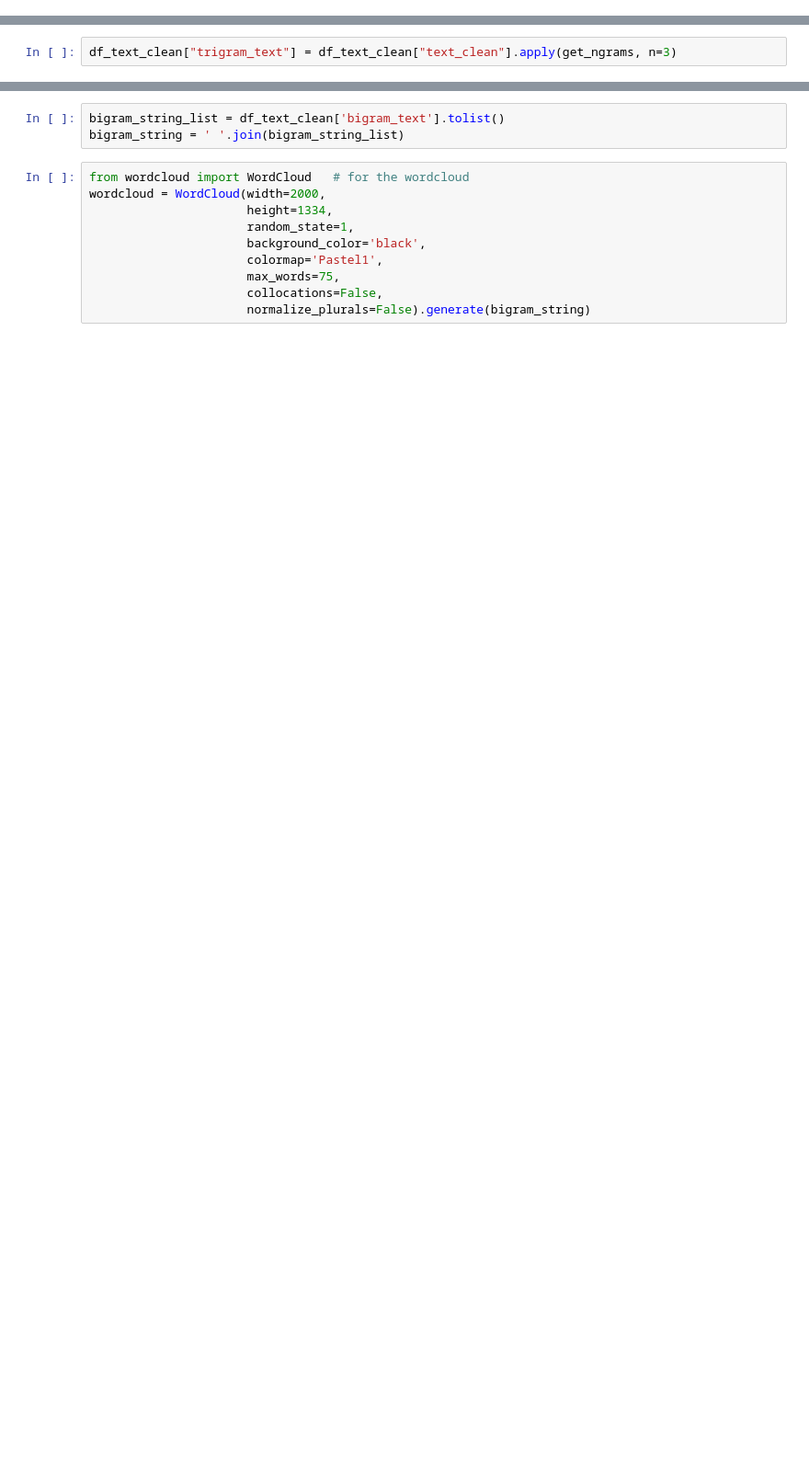
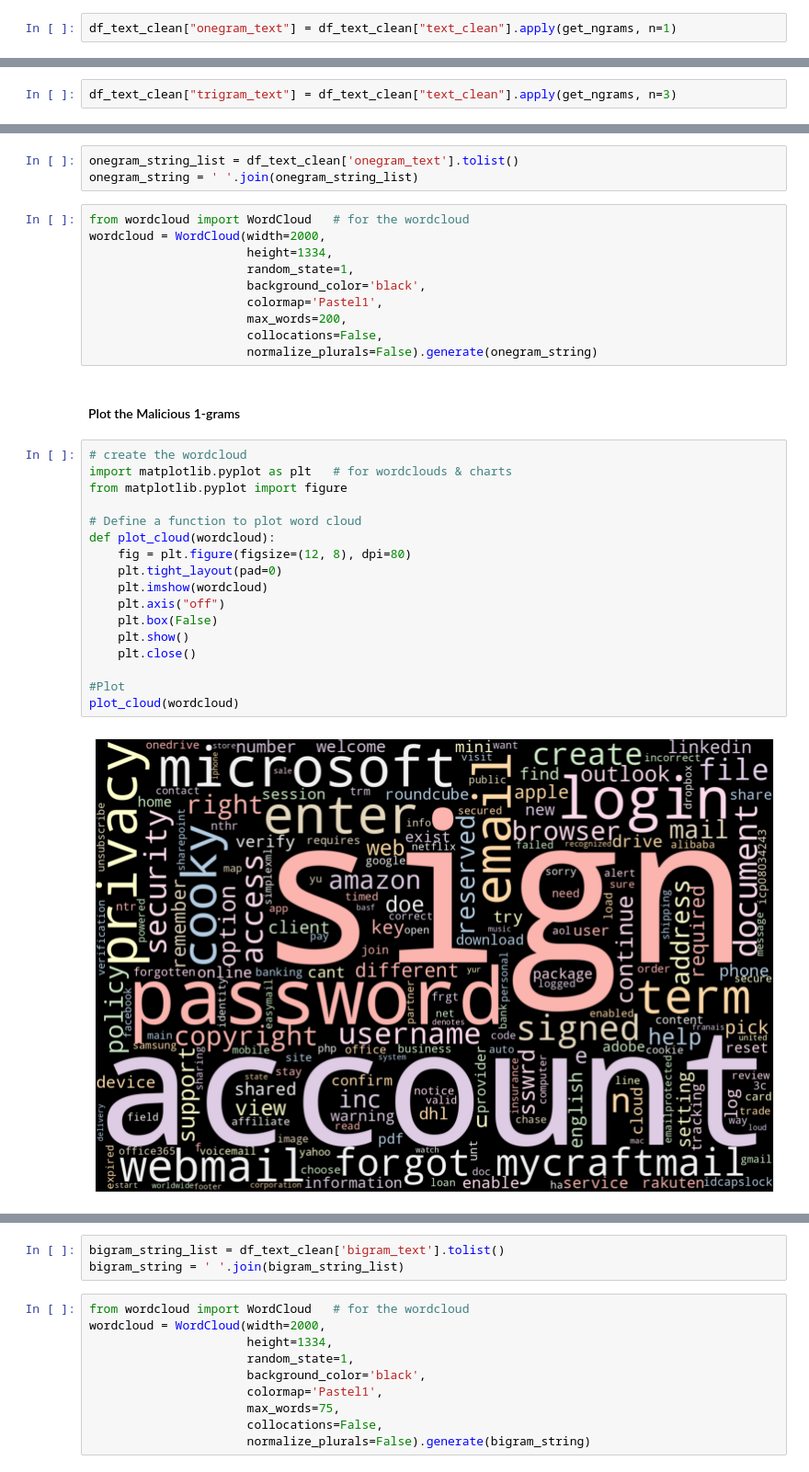
Before and after one commit to DeepCodeSec/ml1000-p3, a Jupyter notebook: notebooks/group_1_project.ipynb, the cells around one changed output, grey strips where cells are left out. Shown at 92% size. Drawn from its saved outputs; the diff is of its cells as text; blank space fills up the shorter version.

Commit message:
Added more details in EDA, WordClouds for Benign grams and a possible explanation why we used the Bag-of-Words model to create features.

```diff
--- a/notebooks/group_1_project.ipynb
+++ b/notebooks/group_1_project.ipynb
@@ -969 +1036,3 @@ def get_ngrams(text, n=2):
+# %%
+df_text_clean["onegram_text"] = df_text_clean["text_clean"].apply(get_ngrams, n=1)
 # %% [markdown]
@@ -977 +1140,35 @@ df_text_clean["trigram_text"] = df_text_clean["text_clean"].apply(get_ngrams, n=
+# %%
+onegram_string_list = df_text_clean['onegram_text'].tolist()
+onegram_string = ' '.join(onegram_string_list)
+# %%
+from wordcloud import WordCloud   # for the wordcloud
+wordcloud = WordCloud(width=2000,
+                      height=1334,
+                      random_state=1,
+                      background_color='black',
+                      colormap='Pastel1',
+                      max_words=200,
+                      collocations=False,
+                      normalize_plurals=False).generate(onegram_string)
+# %% [markdown]
+#### Plot the Malicious 1-grams
+# %%
+# create the wordcloud
+import matplotlib.pyplot as plt   # for wordclouds & charts
+from matplotlib.pyplot import figure
+
+# Define a function to plot word cloud
+def plot_cloud(wordcloud):
+    fig = plt.figure(figsize=(12, 8), dpi=80)
+    plt.tight_layout(pad=0)
+    plt.imshow(wordcloud)
+    plt.axis("off")
+    plt.box(False)
+    plt.show()
+    plt.close()
+
+#Plot
+plot_cloud(wordcloud)
+# %% [output]
+[figure, added]
 # %% [markdown]
```
Also changed, not shown: parts of 112 cells of this notebook.
